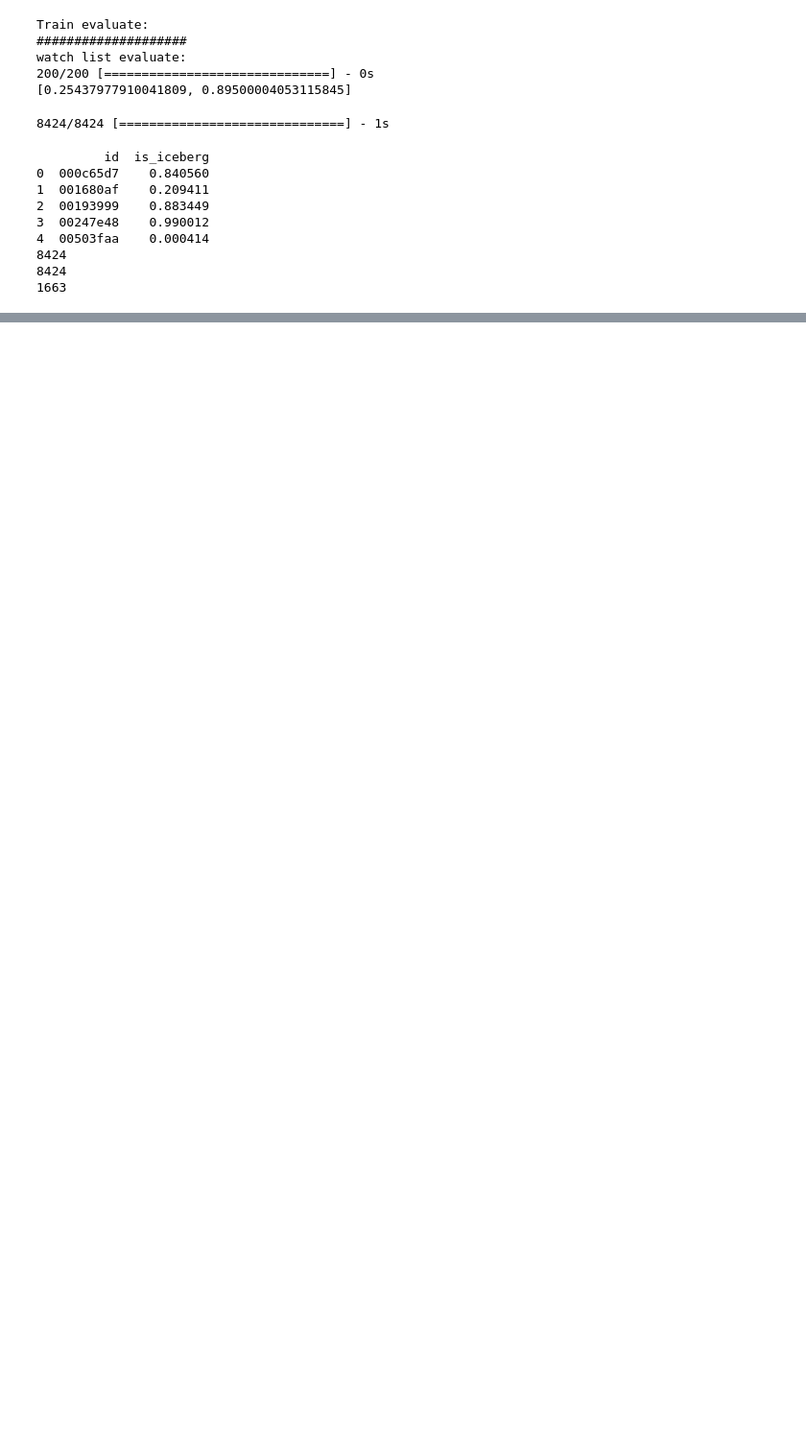
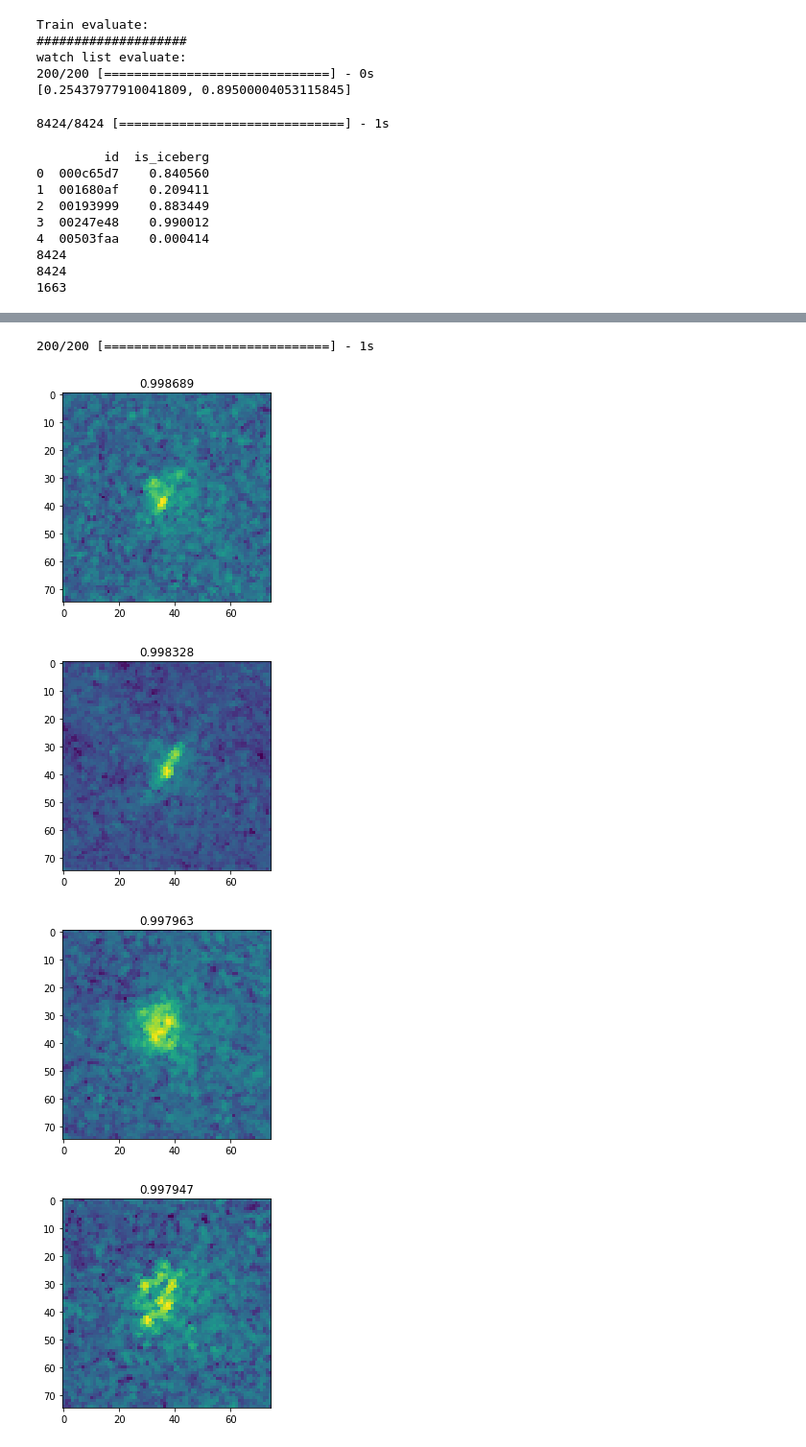
Before and after one commit to yoavtalmi/statoil, a Jupyter notebook: psuado_labeling.ipynb, the cells around one changed output, grey strips where cells are left out. Shown: that part at 96% size. Saved outputs shown, nothing was run; the diff lists cells and outputs as text; code cells hidden in the pictures; blank space fills up the shorter version.

```diff
--- a/psuado_labeling.ipynb
+++ b/psuado_labeling.ipynb
@@ -204,0 +189,15 @@ submission.to_csv("/mnt/extDisk/courses/data/statoil/data/train/pseudo_labeling_
+# %%
+valid_prediction = model.predict(X_valid, verbose=1, batch_size=200)
+# %% [output]
+200/200 [==============================] - 1s
+# %%
+vaild_df = valid
+vaild_df['prediction'] = valid_prediction
+# %%
+reload(utils)
+utils.true_positive(vaild_df)
+# %% [output]
+[figure, added]
+[figure, added]
+[figure, added]
+[figure, added]
```
Also changed, not shown: parts of 11 cells of this notebook, 3 other files.
